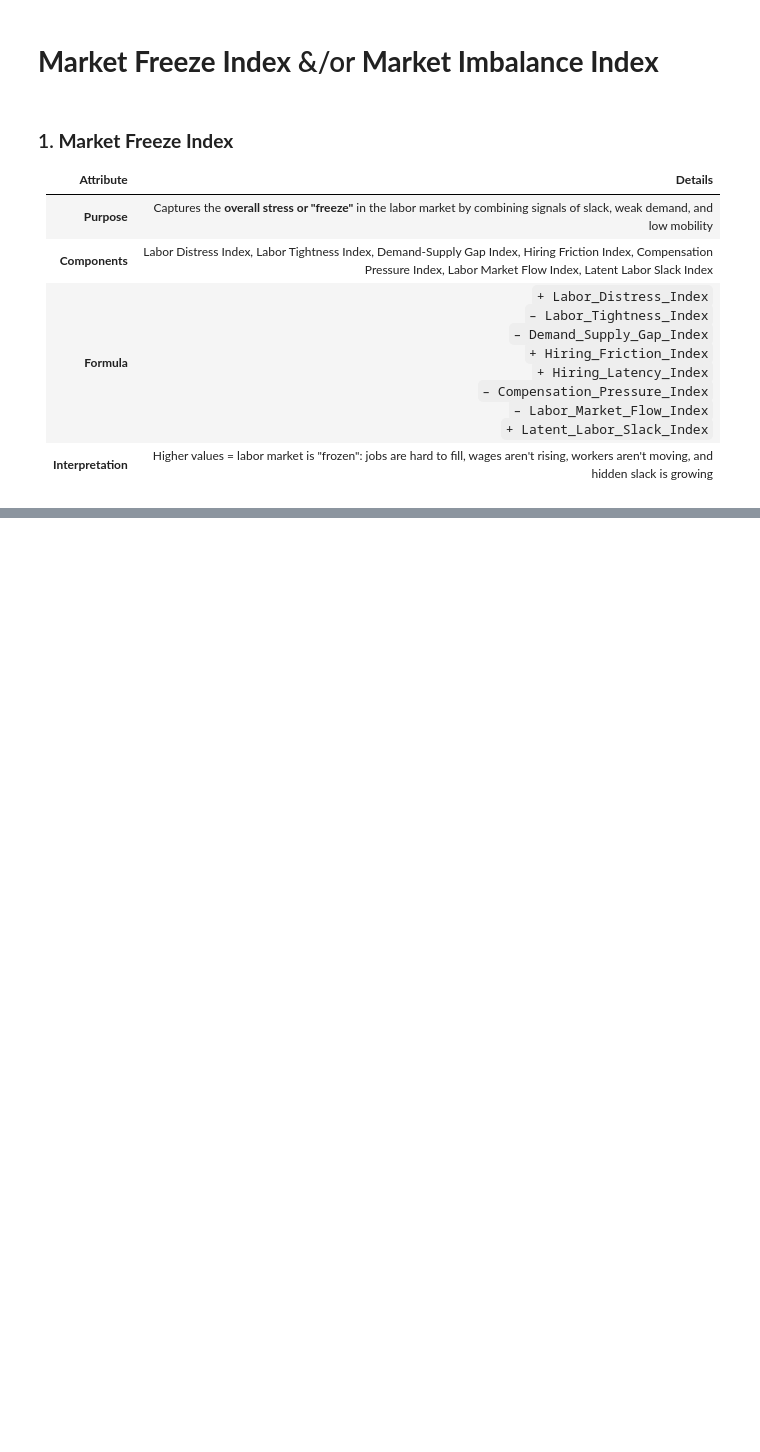
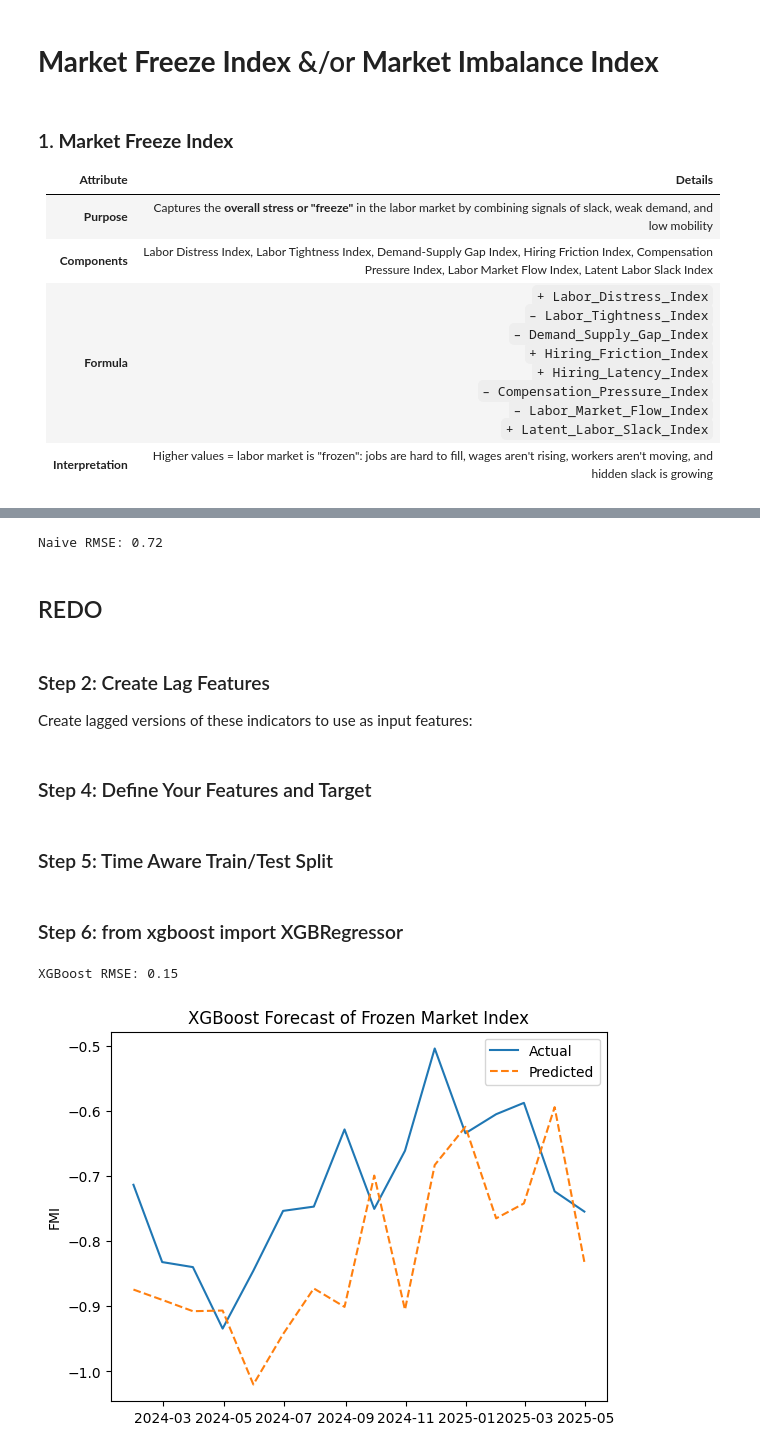
Before and after one commit to Makster04/Labor_Market_Index, a Jupyter notebook: Demand_vs_Supply.ipynb, the cells around one changed output, grey strips where cells are left out. Cells and saved outputs as stored; diff of their text form; code cells hidden in the pictures; blank space fills up the shorter version.

```diff
--- a/Demand_vs_Supply.ipynb
+++ b/Demand_vs_Supply.ipynb
@@ -887,0 +800,12 @@ Let me know if you’d like to annotate these trends directly on the visuals or
+# %%
+naive_forecast = train.iloc[-1]
+baseline = [naive_forecast] * len(test)
+baseline_rmse = np.sqrt(mean_squared_error(test, baseline))
+print(f"Naive RMSE: {baseline_rmse:.2f}")
+# %% [output]
+Naive RMSE: 0.72
+# %% [markdown]
+## REDO
+# %% [markdown]
+### Step 2: Create Lag Features
+Create lagged versions of these indicators to use as input features:
@@ -887,0 +841,36 @@ Let me know if you’d like to annotate these trends directly on the visuals or
+# %% [markdown]
+### Step 4: Define Your Features and Target
+# %%
+y = df_model['Market_Freeze_Index_z']
+X = df_model[[col for col in df_model.columns if 'lag' in col]]
+# %% [markdown]
+### Step 5: Time Aware Train/Test Split
+# %%
+X_train = X[:'2023-12']
+X_test = X['2024-01':]
+y_train = y[:'2023-12']
+y_test = y['2024-01':]
+# %% [markdown]
+### Step 6: from xgboost import XGBRegressor
+# %%
+from xgboost import XGBRegressor
+from sklearn.metrics import mean_squared_error
+
+model = XGBRegressor()
+model.fit(X_train, y_train)
+y_pred = model.predict(X_test)
+
+rmse = mean_squared_error(y_test, y_pred, squared=False)
+print(f"XGBoost RMSE: {rmse:.2f}")
+
+import matplotlib.pyplot as plt
+
+plt.plot(y_test.index, y_test, label='Actual')
+plt.plot(y_test.index, y_pred, label='Predicted', linestyle='--')
+plt.title('XGBoost Forecast of Frozen Market Index')
+plt.ylabel('FMI')
+plt.legend()
+plt.show()
+# %% [output]
+XGBoost RMSE: 0.15
+[figure, added]
```
Also changed, not shown: parts of 40 cells of this notebook, 9 other files.
